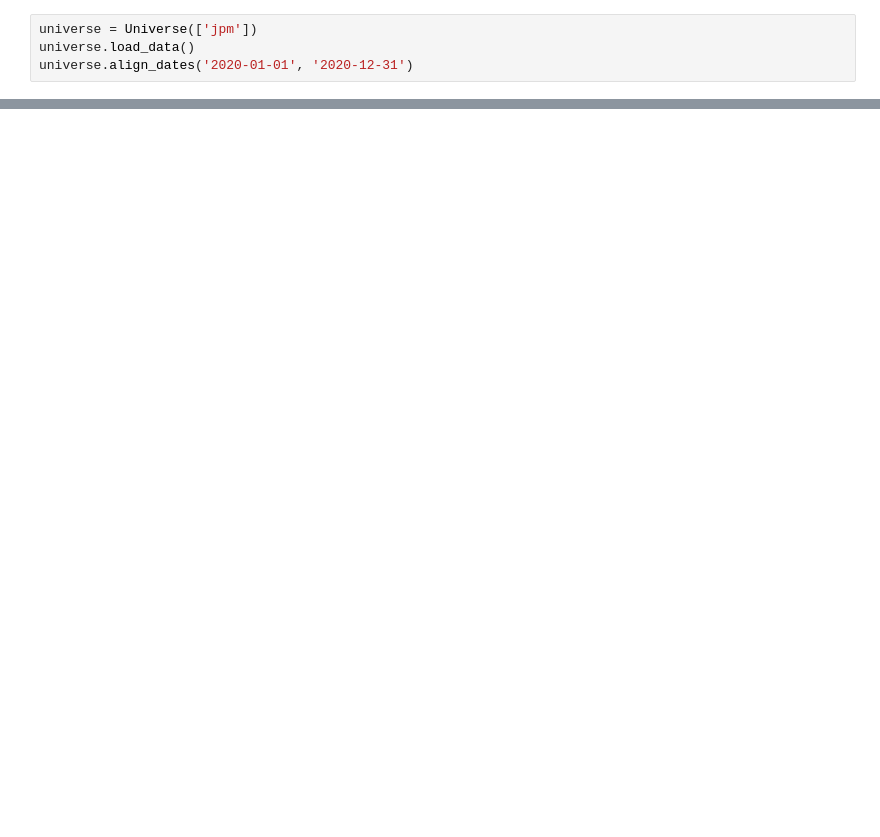
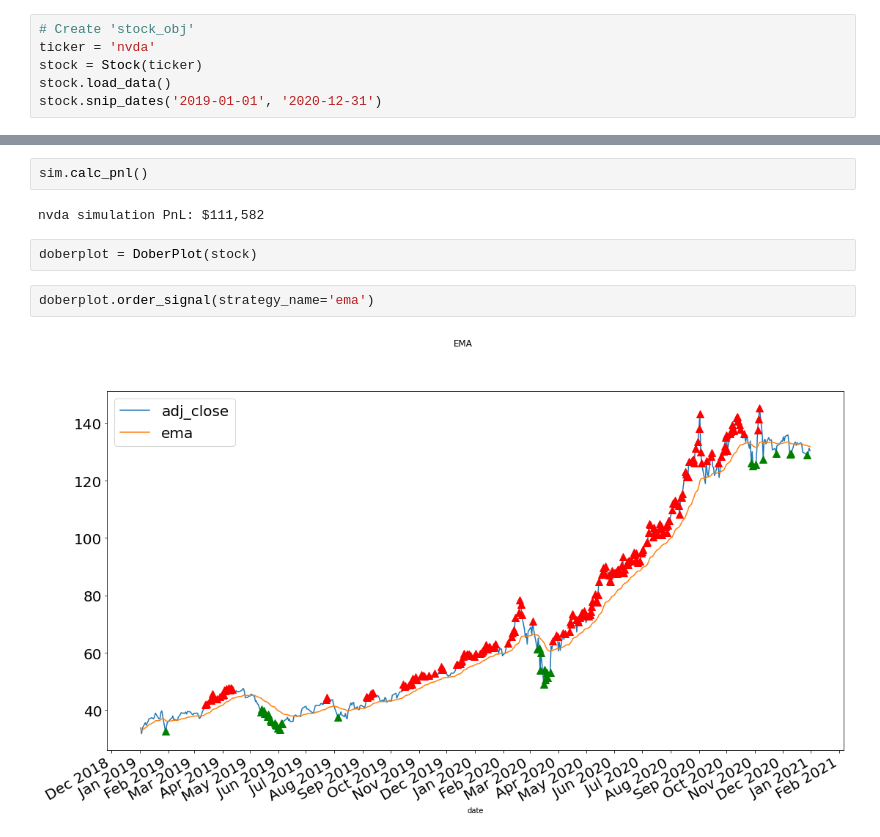
Before and after one commit to brigoldberg/doberman, a Jupyter notebook: notebooks/EMA Test.ipynb, the cells around one changed output, grey strips where cells are left out. Drawn from its saved outputs; the diff is of its cells as text; blank space fills up the shorter version.

```diff
--- a/notebooks/EMA Test.ipynb
+++ b/notebooks/EMA Test.ipynb
@@ -10,5 +11,7 @@ from doberman import StockPlot
 # %%
-universe = Universe(['jpm'])
-universe.load_data()
-universe.align_dates('2020-01-01', '2020-12-31')
+# Create 'stock_obj'
+ticker = 'nvda'
+stock = Stock(ticker)
+stock.load_data()
+stock.snip_dates('2019-01-01', '2020-12-31')
 # %%
@@ -39,0 +28,10 @@ sp.tsdb
+# %%
+sim.calc_pnl()
+# %% [output]
+nvda simulation PnL: $111,582
+# %%
+doberplot = DoberPlot(stock)
+# %%
+doberplot.order_signal(strategy_name='ema')
+# %% [output]
+[figure, added]
```
Also changed, not shown: parts of 7 cells of this notebook, 4 other files.
